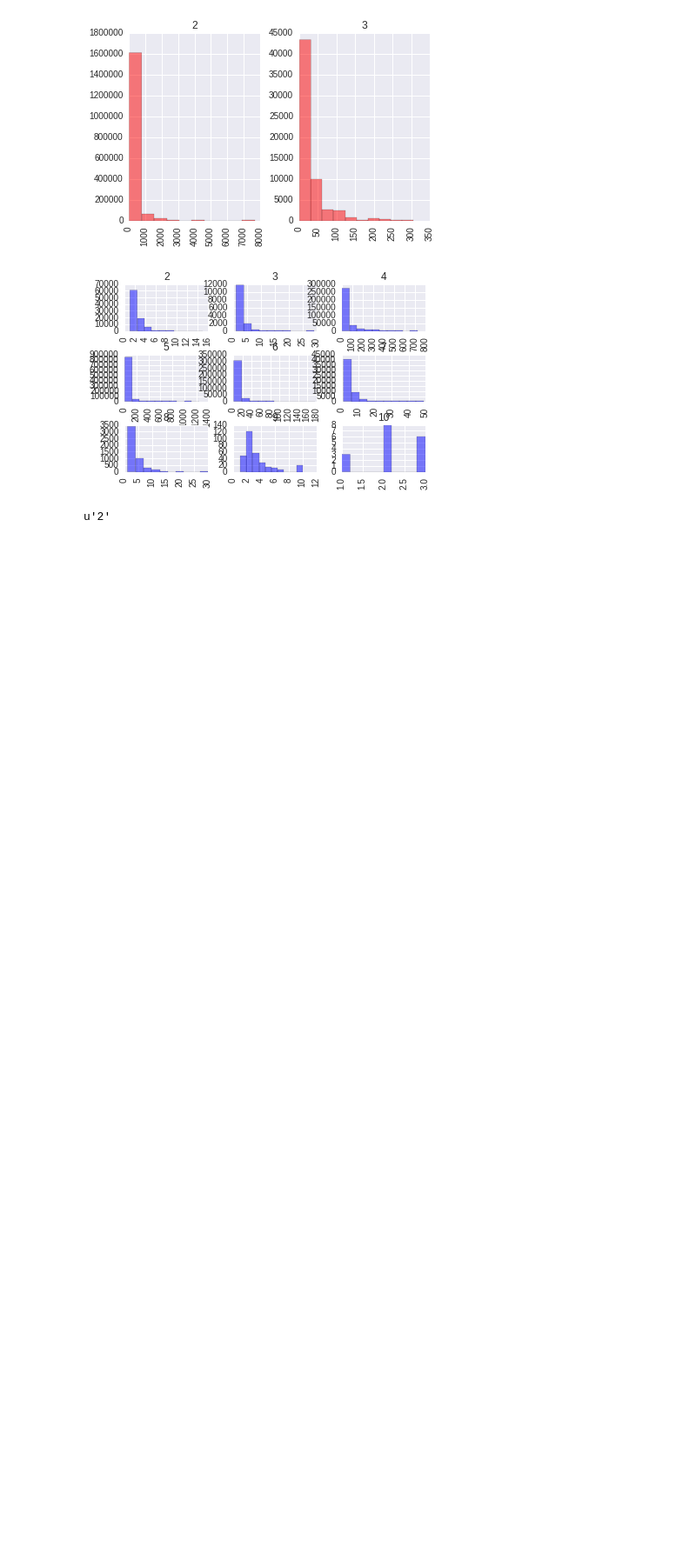
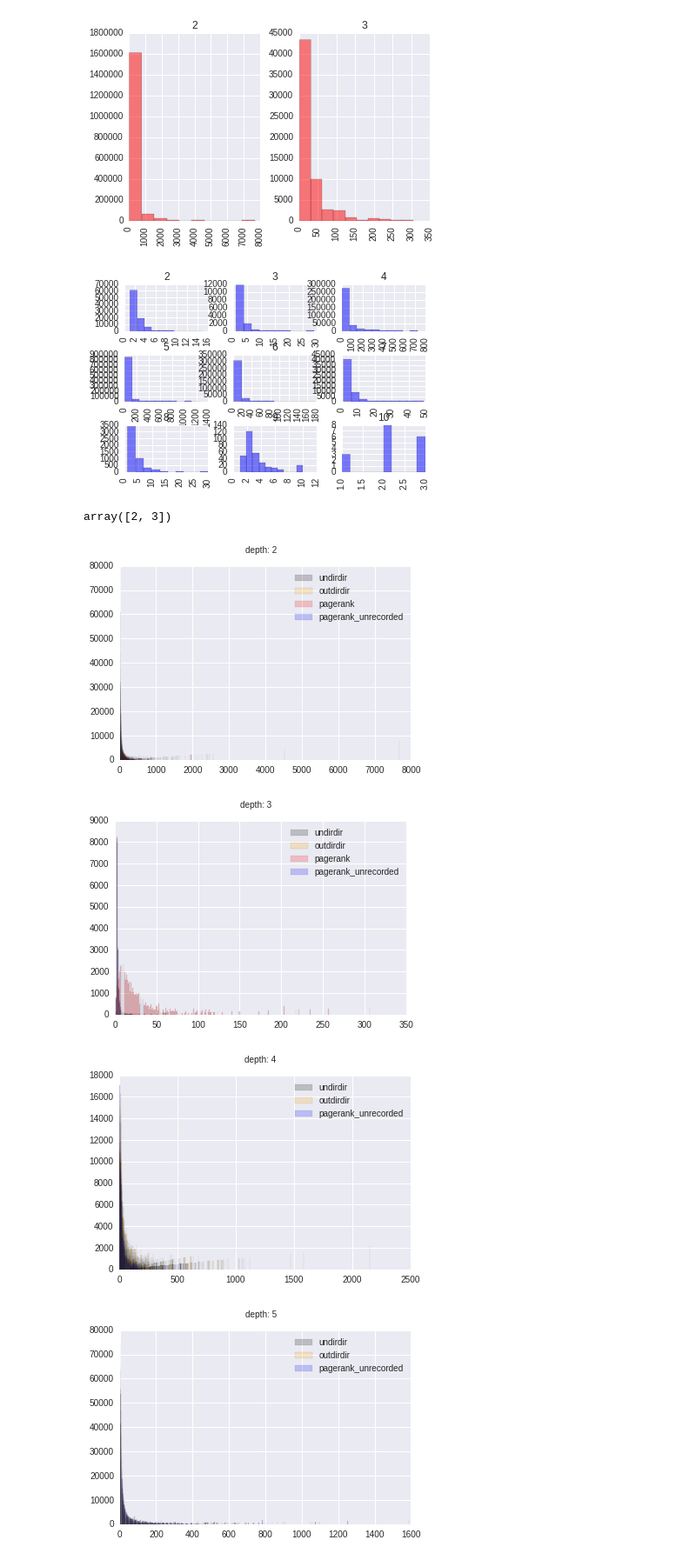
Before and after one commit to h1-the-swan/jstor_compare, a Jupyter notebook: plot_size_and_depth_counts.ipynb, the cells around one changed output. Shown at 87% size. Cells and saved outputs as stored; diff of their text form; code cells hidden in the pictures; blank space fills up the shorter version.

```diff
--- a/plot_size_and_depth_counts.ipynb
+++ b/plot_size_and_depth_counts.ipynb
@@ -158,8 +158,48 @@ df = _return_first_df('pagerank_unrecorded')
 axes = df.hist(column='cl_size', by='cl_depth', alpha=.5, color='blue')
 # %% [output]
 [figure]
-# %%
-ax = axes[0][0]
-ax.title.get_text()
-# %% [output]
-u'2'
+# %%
+fnames = get_fnames('pagerank', 'node_size_depth')
+df = pd.read_csv(fnames[0])
+gb = df.groupby(['cl_depth', 'cl_size'])
+x = gb.count().reset_index()
+x.cl_depth.unique()
+# fig, axes = plt.subplots(2)
+# for i in range(2):
+#     ax = axes[i]
+#     depth = i+2
+#     subset = x[x.cl_depth==depth]
+#     ax.bar(subset.cl_size, subset.pid)
+#     ax.set_xscale('log')
+# %% [output]
+array([2, 3])
+# %%
+
+methods = ['undirdir', 'outdirdir', 'pagerank', 'pagerank_unrecorded']
+colors = ['black', 'orange', 'red', 'blue']
+figs = {}
+for i in range(len(methods)):
+    method = methods[i]
+    fnames = get_fnames(method, 'node_size_depth')
+    df = pd.read_csv(fnames[0])
+    gb = df.groupby(['cl_depth', 'cl_size'])
+    gbdf = gb.count().reset_index()
+    for depth in gbdf.cl_depth.unique():
+        subset = gbdf[gbdf.cl_depth==depth]
+        if depth not in figs:
+            fig, ax = plt.subplots()
+
+        else:
+            fig = figs[depth]
+            ax = fig.gca()
+        ax.bar(subset.cl_size, subset.pid, color=colors[i], alpha=.2, label=method)
+        ax.legend(loc='best')
+        fig.suptitle("depth: {}".format(depth))
+        figs[depth] = fig
+
+plt.show()
+# %% [output]
+[figure, added]
+[figure, added]
+[figure, added]
+[figure, added]
```
Also changed, not shown: parts of 4 cells of this notebook, 4 other files.
